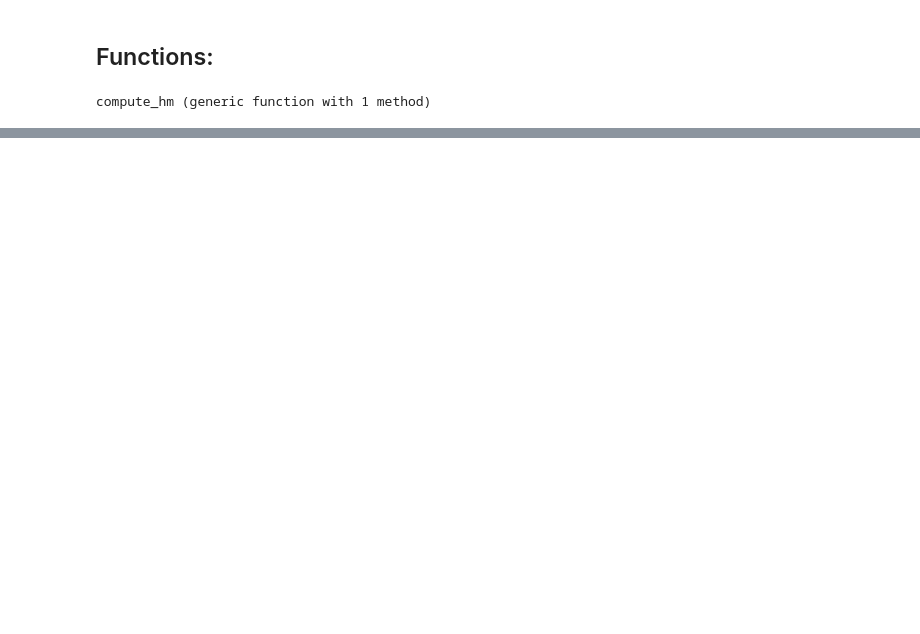
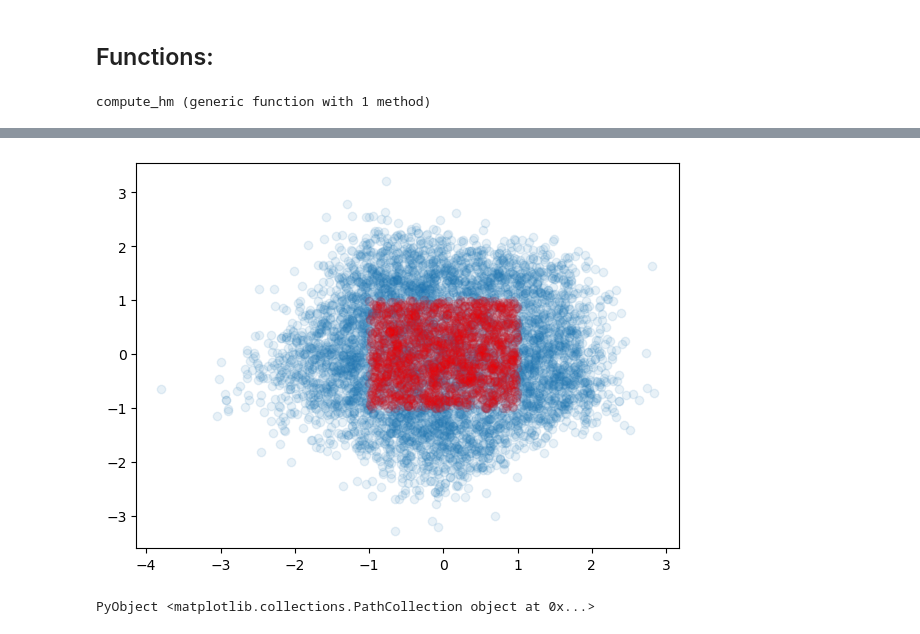
Before and after one commit to VasylHafych/AHMI-Volumes, a Jupyter notebook: notebooks/4-Functions.ipynb, the cells around one changed output, grey strips where cells are left out. Drawn from its saved outputs; the diff is of its cells as text; code cells hidden in the pictures; blank space fills up the shorter version.

```diff
--- a/notebooks/4-Functions.ipynb
+++ b/notebooks/4-Functions.ipynb
@@ -180,0 +226,11 @@ PyObject <matplotlib.lines.Line2D object at 0x...>
+# %%
+fig, ax = plt.subplots(1,1, figsize=(7,5))
+
+ii = 2
+
+ax.scatter(samples_subspaes[ii][1,:], samples_subspaes[ii][2,:], cmap="Spectral", alpha=0.1)
+
+ax.scatter(samples_subspaes[ii][1,samples_clusters[ii]...], samples_subspaes[ii][2,samples_clusters[ii]...], color="red", alpha=0.1)
+# %% [output]
+[figure, added]
+PyObject <matplotlib.collections.PathCollection object at 0x...>
```
Also changed, not shown: parts of 8 cells of this notebook.
